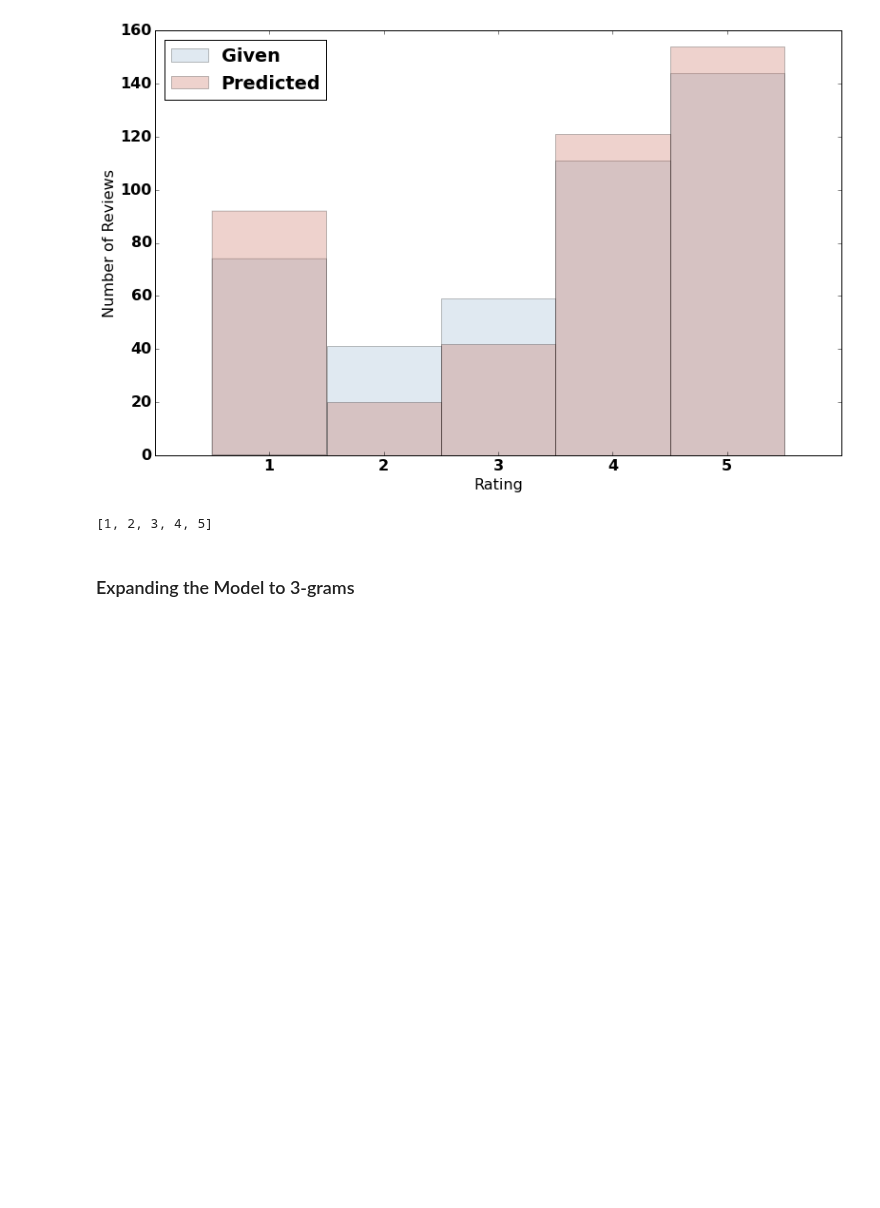
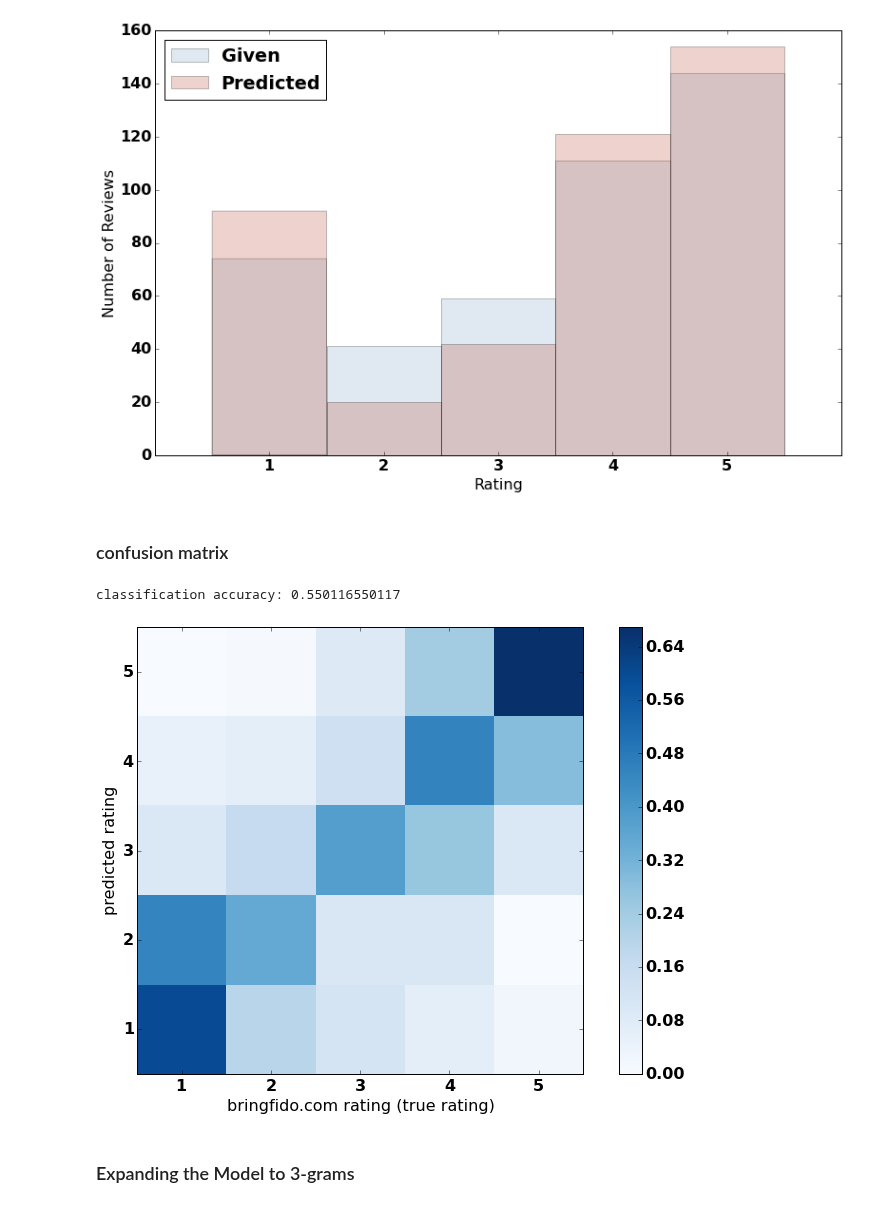
Before and after one commit to mattgiguere/doglodge, a Jupyter notebook: code/test_rating_classifiers.ipynb, the cells around one changed output. Cells and saved outputs as stored; diff of their text form; code cells hidden in the pictures; blank space fills up the shorter version.

Commit message:
add confusion matrix

```diff
--- a/code/test_rating_classifiers.ipynb
+++ b/code/test_rating_classifiers.ipynb
@@ -461,7 +470,5 @@ ax.legend(loc='best')
 plt.savefig('PredictedGivenDist.png', dpi=144)
 # %% [output]
 [figure]
-# %%
-range(1, 6)
-# %% [output]
-[1, 2, 3, 4, 5]
+# %% [markdown]
+### confusion matrix
@@ -468,3 +477,22 @@ range(1, 6)
+# %%
+def plot_confusion_matrix(y_pred, y, normalize=False, cmap=plt.cm.binary):
+    cm = metrics.confusion_matrix(y, y_pred)
+    cm = np.flipud(cm)
+    if normalize:
+        cm = cm.astype('float') / cm.sum(axis=1)[:, np.newaxis]
+    plt.imshow(cm, cmap=cmap, interpolation='nearest')
+    plt.colorbar()
+    plt.xticks(np.arange(0, 5), np.arange(1, 6))
+    plt.yticks(np.arange(0, 5), np.arange(1, 6)[::-1])
+    plt.xlabel('bringfido.com rating (true rating)')
+    plt.ylabel('predicted rating')
+
+print "classification accuracy:", metrics.accuracy_score(y_test, pred[10])
+plot_confusion_matrix(y_test, pred[10], normalize=True, cmap=plt.cm.Blues)
+plt.savefig('rating_confusion_matrix.png', dpi=144)
+# %% [output]
+classification accuracy: 0.550116550117
+[figure, added]
 # %% [markdown]
 ### Expanding the Model to 3-grams
 # %%
```
Also changed, not shown: parts of 12 cells of this notebook.
